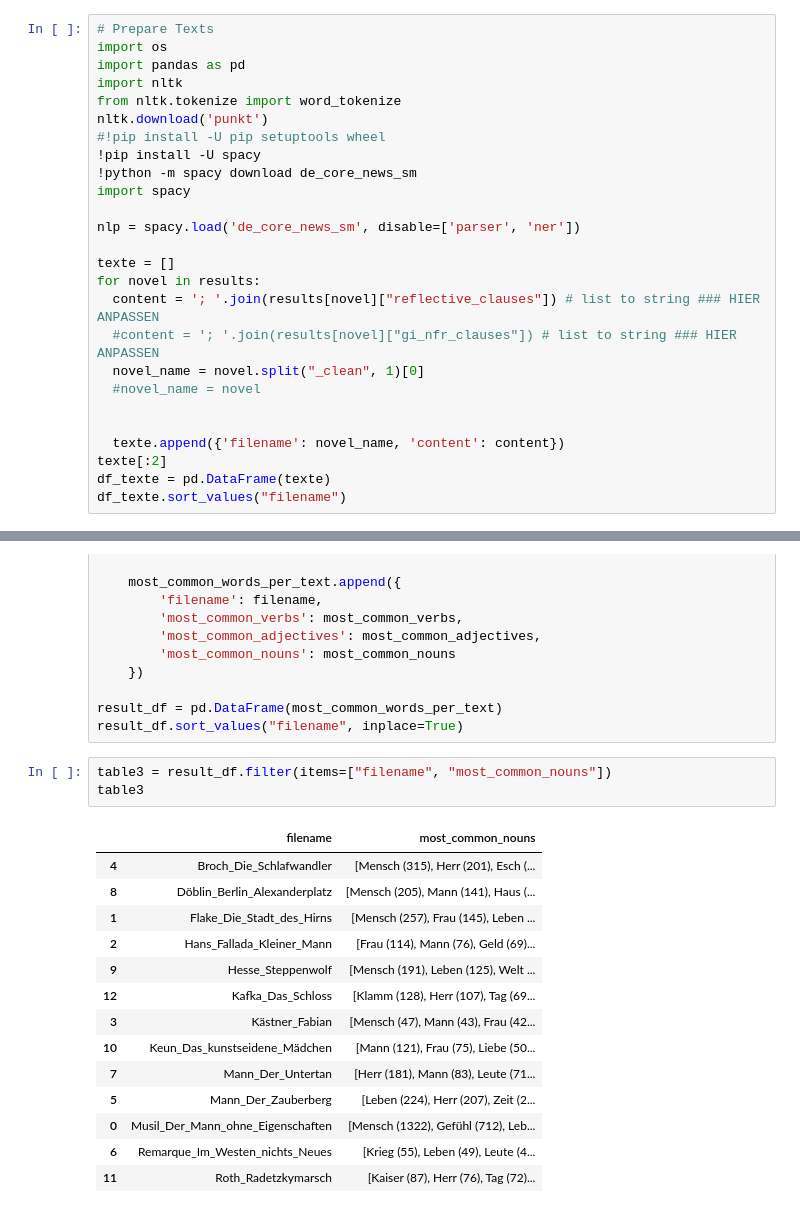
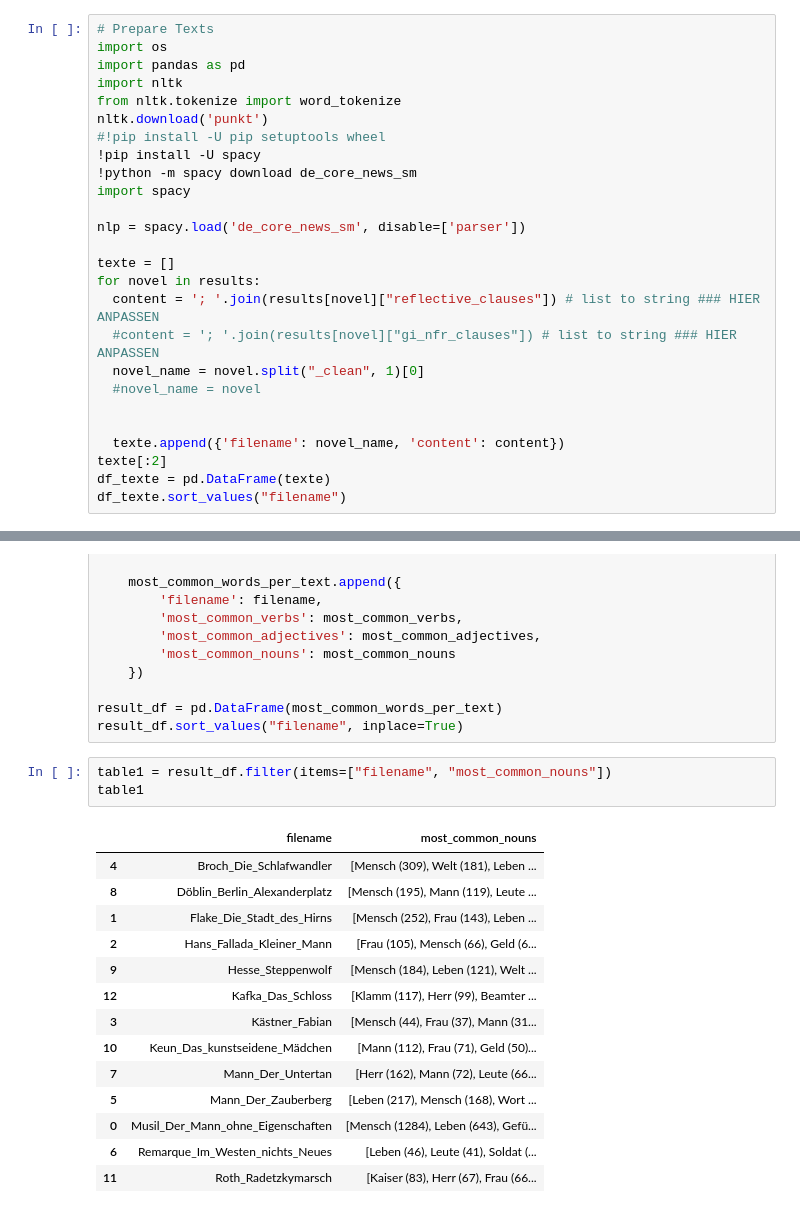
Before and after one commit to bgittel/Zauberberg, a Jupyter notebook: Code/Zauberberg_DH_final.ipynb, the cells around one changed output, grey strips where cells are left out. Drawn from its saved outputs; the diff is of its cells as text.

```diff
--- a/Code/Zauberberg_DH_final.ipynb
+++ b/Code/Zauberberg_DH_final.ipynb
@@ -1339,7 +1428,7 @@ nltk.download('punkt')
 !python -m spacy download de_core_news_sm
 import spacy
 
-nlp = spacy.load('de_core_news_sm', disable=['parser', 'ner'])
+nlp = spacy.load('de_core_news_sm', disable=['parser'])
 
 texte = []
 for novel in results:
@@ -1443,21 +1533,21 @@ for index, row in df_texte.iterrows():
 result_df = pd.DataFrame(most_common_words_per_text)
 result_df.sort_values("filename", inplace=True)
 # %%
-table3 = result_df.filter(items=["filename", "most_common_nouns"])
-table3
+table1 = result_df.filter(items=["filename", "most_common_nouns"])
+table1
 # %% [output]
 |  | filename | most_common_nouns |
-| 4 | Broch_Die_Schlafwandler | [Mensch (315), Herr (201), Esch (... |
-| 8 | Döblin_Berlin_Alexanderplatz | [Mensch (205), Mann (141), Haus (... |
-| 1 | Flake_Die_Stadt_des_Hirns | [Mensch (257), Frau (145), Leben ... |
-| 2 | Hans_Fallada_Kleiner_Mann | [Frau (114), Mann (76), Geld (69)... |
-| 9 | Hesse_Steppenwolf | [Mensch (191), Leben (125), Welt ... |
-| 12 | Kafka_Das_Schloss | [Klamm (128), Herr (107), Tag (69... |
-| 3 | Kästner_Fabian | [Mensch (47), Mann (43), Frau (42... |
-| 10 | Keun_Das_kunstseidene_Mädchen | [Mann (121), Frau (75), Liebe (50... |
-| 7 | Mann_Der_Untertan | [Herr (181), Mann (83), Leute (71... |
-| 5 | Mann_Der_Zauberberg | [Leben (224), Herr (207), Zeit (2... |
-| 0 | Musil_Der_Mann_ohne_Eigenschaften | [Mensch (1322), Gefühl (712), Leb... |
-| 6 | Remarque_Im_Westen_nichts_Neues | [Krieg (55), Leben (49), Leute (4... |
-| 11 | Roth_Radetzkymarsch | [Kaiser (87), Herr (76), Tag (72)... |
+| 4 | Broch_Die_Schlafwandler | [Mensch (309), Welt (181), Leben ... |
+| 8 | Döblin_Berlin_Alexanderplatz | [Mensch (195), Mann (119), Leute ... |
+| 1 | Flake_Die_Stadt_des_Hirns | [Mensch (252), Frau (143), Leben ... |
+| 2 | Hans_Fallada_Kleiner_Mann | [Frau (105), Mensch (66), Geld (6... |
+| 9 | Hesse_Steppenwolf | [Mensch (184), Leben (121), Welt ... |
+| 12 | Kafka_Das_Schloss | [Klamm (117), Herr (99), Beamter ... |
+| 3 | Kästner_Fabian | [Mensch (44), Frau (37), Mann (31... |
+| 10 | Keun_Das_kunstseidene_Mädchen | [Mann (112), Frau (71), Geld (50)... |
+| 7 | Mann_Der_Untertan | [Herr (162), Mann (72), Leute (66... |
+| 5 | Mann_Der_Zauberberg | [Leben (217), Mensch (168), Wort ... |
+| 0 | Musil_Der_Mann_ohne_Eigenschaften | [Mensch (1284), Leben (643), Gefü... |
+| 6 | Remarque_Im_Westen_nichts_Neues | [Leben (46), Leute (41), Soldat (... |
+| 11 | Roth_Radetzkymarsch | [Kaiser (83), Herr (67), Frau (66... |
 # %%
```
Also changed, not shown: parts of 18 cells of this notebook.
